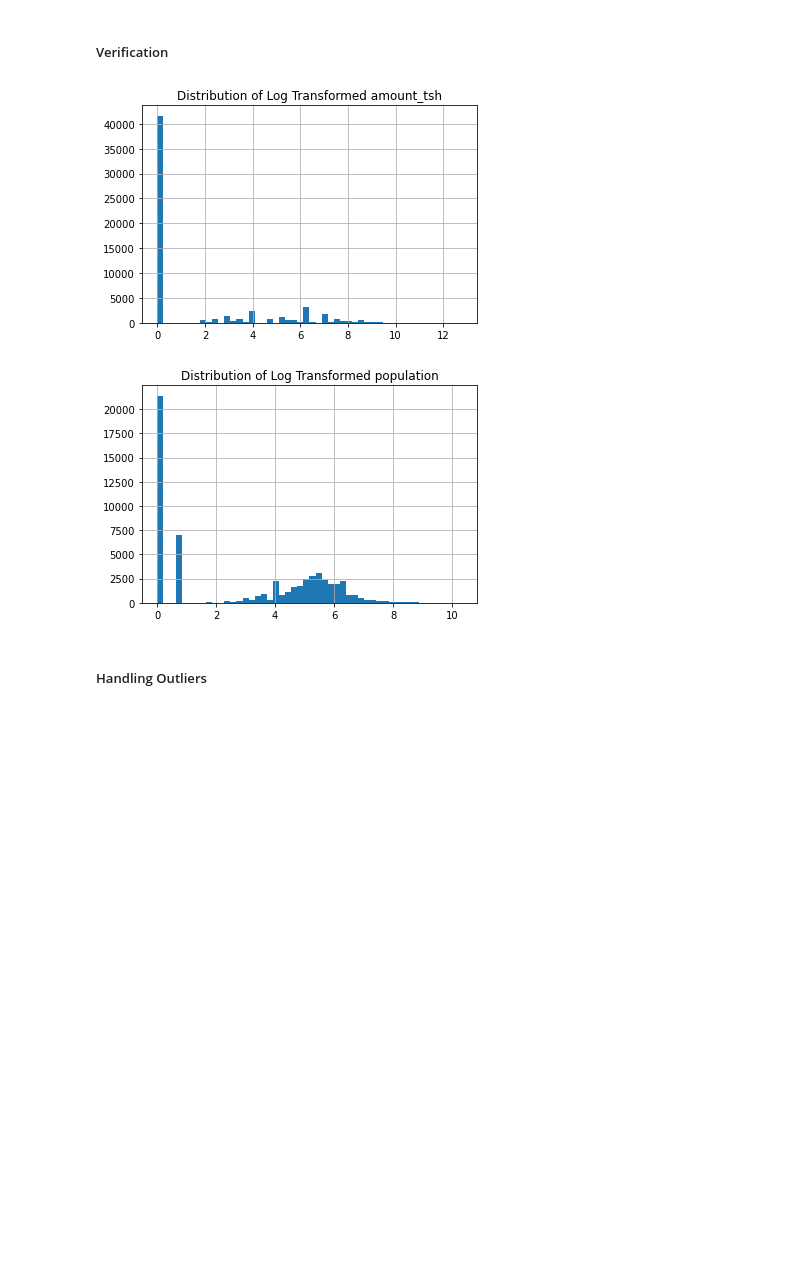
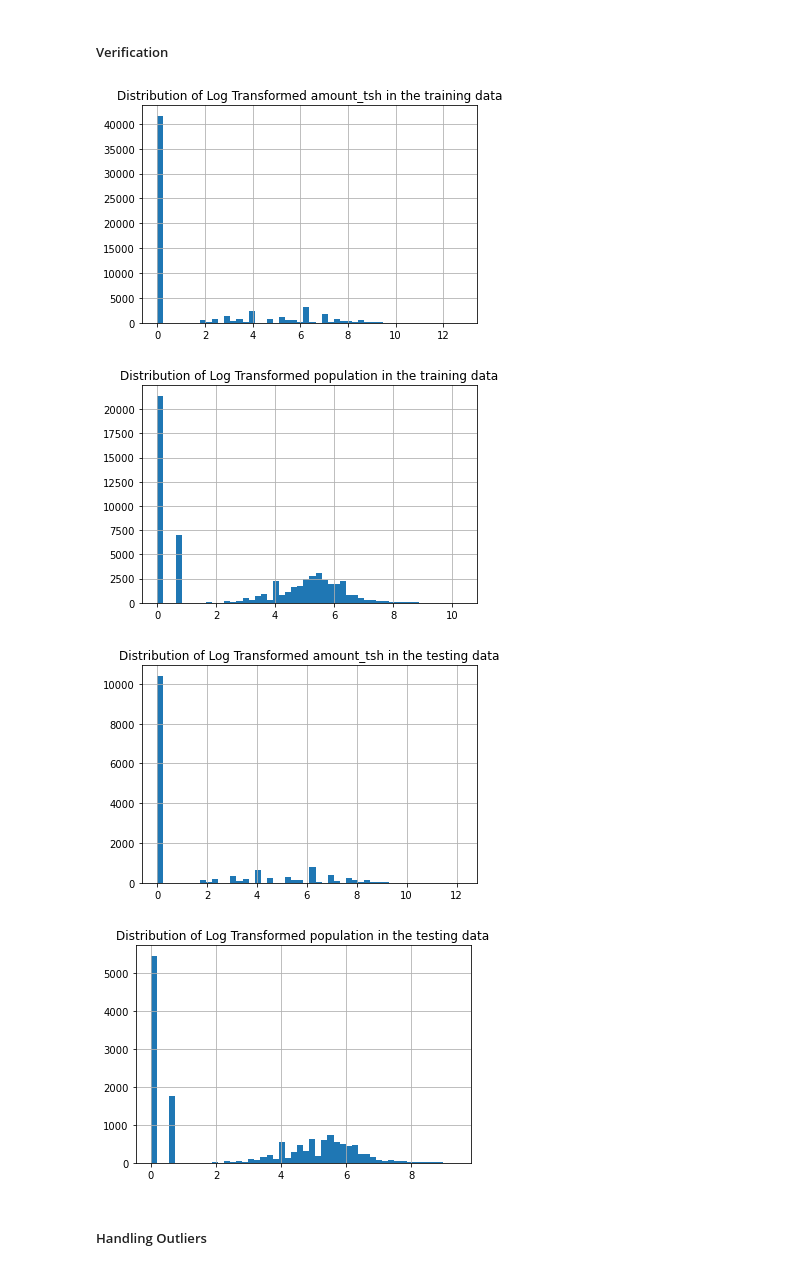
Before and after one commit to Cynthia-Njambi/Moringa-Phase3-Project, a Jupyter notebook: index.ipynb, the cells around one changed output. Drawn from its saved outputs; the diff is of its cells as text; code cells hidden in the pictures; blank space fills up the shorter version.

Commit message:
Data Preparation - Transforming Test Data

```diff
--- a/index.ipynb
+++ b/index.ipynb
@@ -441,10 +467,18 @@ train_data['funder'].fillna('Unknown', inplace=True)
 train_data['installer'].fillna('Unknown', inplace=True)
 train_data['subvillage'].fillna('Unknown', inplace=True)
 train_data['scheme_management'].fillna('Unknown', inplace=True)
+
+test_data['funder'].fillna('Unknown', inplace=True)
+test_data['installer'].fillna('Unknown', inplace=True)
+test_data['subvillage'].fillna('Unknown', inplace=True)
+test_data['scheme_management'].fillna('Unknown', inplace=True)
 # %% [markdown]
 3. Since `permit` is a categorical feature that is either in True or False I will create a new binary feature that indicates whether the `permit` value was missing so that I can learn whether the inclusion of a permit increases the chances of better functioning water pump.
 # %%
 train_data['permit'].fillna(train_data['permit'].mode()[0], inplace=True)
+test_data['permit'].fillna(test_data['permit'].mode()[0], inplace=True)
 
-print("Missing values in 'permit':", train_data['permit'].isnull().sum())
+
+print("Missing values in 'permit' in the training data:", train_data['permit'].isnull().sum())
+print("Missing values in 'permit' in the test data:", test_data['permit'].isnull().sum())
 # %% [output]
@@ -453,6 +488,7 @@ Missing values in 'permit': 0
 4. For the `public_meeting` missing values I have replaced them the most occcuring values in the column
 # %%
 train_data['public_meeting'].fillna(train_data['public_meeting'].mode()[0], inplace=True)
+test_data['public_meeting'].fillna(test_data['public_meeting'].mode()[0], inplace=True)
 # %% [markdown]
 ##### Verification
 # %%
@@ -499,6 +554,14 @@ train_data['amount_tsh_log'] = np.log1p(train_data['amount_tsh'])
 train_data['population_log'] = np.log1p(train_data['population'])
 
 # Check skewness after transformation
-print(f"Skewness of log-transformed amount_tsh: {train_data['amount_tsh_log'].skew()}")
-print(f"Skewness of log-transformed population: {train_data['population_log'].skew()}")
+print(f"Skewness of log-transformed amount_tsh of the train_data: {train_data['amount_tsh_log'].skew()}")
+print(f"Skewness of log-transformed population of the train_data: {train_data['population_log'].skew()}")
+
+# Apply log1p transformation (log(1 + x)) to handle skewness
+test_data['amount_tsh_log'] = np.log1p(test_data['amount_tsh'])
+test_data['population_log'] = np.log1p(test_data['population'])
+
+# Check skewness after transformation
+print(f"Skewness of log-transformed amount_tsh of the test_data: {test_data['amount_tsh_log'].skew()}")
+print(f"Skewness of log-transformed population of the test_data: {test_data['population_log'].skew()}")
 # %% [output]
@@ -509,15 +574,26 @@ Skewness of log-transformed population: 0.1414983993018132
 # %%
 # Plot histograms to visualize the transformed distributions
 train_data['amount_tsh_log'].hist(bins=50)
-plt.title('Distribution of Log Transformed amount_tsh')
+plt.title('Distribution of Log Transformed amount_tsh in the training data')
 plt.show()
 
 train_data['population_log'].hist(bins=50)
-plt.title('Distribution of Log Transformed population')
+plt.title('Distribution of Log Transformed population in the training data')
 plt.show()
+
+# Plot histograms to visualize the transformed distributions
+test_data['amount_tsh_log'].hist(bins=50)
+plt.title('Distribution of Log Transformed amount_tsh in the testing data')
+plt.show()
+
+test_data['population_log'].hist(bins=50)
+plt.title('Distribution of Log Transformed population in the testing data')
+plt.show()
 # %% [output]
-[figure, old version]
+[figure, new version]
-[figure, old version]
+[figure, new version]
+[figure, added]
+[figure, added]
 # %% [markdown]
 ##### Handling Outliers
 # %%
```
Also changed, not shown: parts of 19 cells of this notebook.
